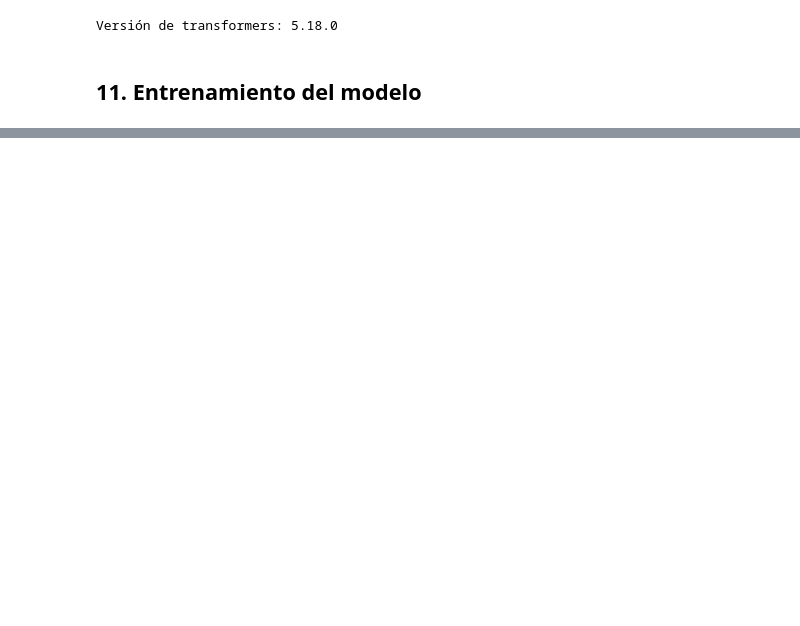
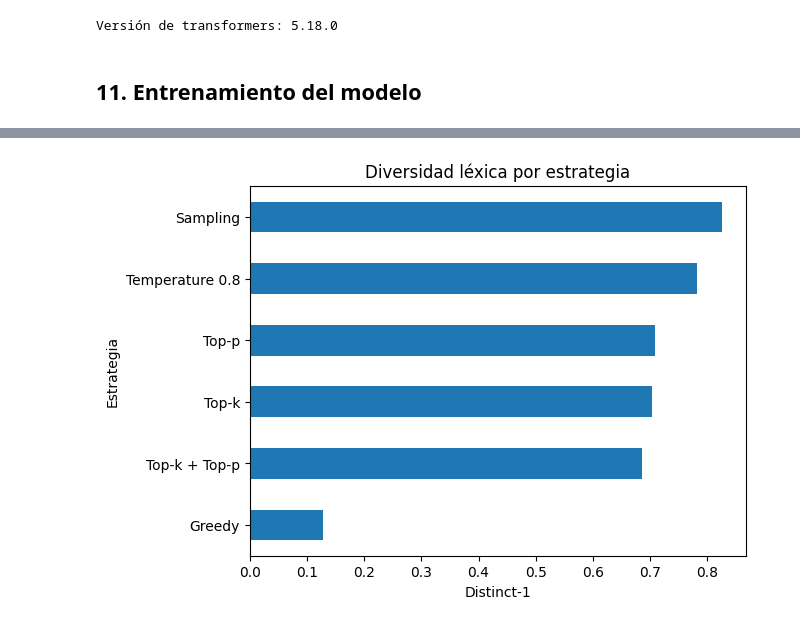
Before and after one commit to Sandrajol/NLP_Tarea_04, a Jupyter notebook: mini_proyecto_generacion_texto_ipynb.ipynb, the cells around one changed output, grey strips where cells are left out. Saved outputs shown, nothing was run; the diff lists cells and outputs as text; code cells hidden in the pictures; blank space fills up the shorter version.

```diff
--- a/mini_proyecto_generacion_texto_ipynb.ipynb
+++ b/mini_proyecto_generacion_texto_ipynb.ipynb
@@ -763,0 +1224,25 @@ evaluacion_final
+# %%
+resultados = []
+
+for nombre, parametros in estrategias.items():
+
+    for i in range(10):
+
+        torch.manual_seed(SEED + i)
+
+        texto = generar_resena(
+            estrellas=5,
+            **parametros
+        )
+
+        metricas = calcular_metricas(texto)
+
+        resultados.append({
+            "estrategia": nombre,
+            "texto": texto,
+            **metricas
+        })
+
+df_resultados = pd.DataFrame(resultados)
+
+df_resultados.head()
@@ -763,0 +1256,11 @@ evaluacion_final
+# %%
+resumen_metricas = (
+    df_resultados
+    .groupby("estrategia")[
+        ["longitud", "distinct_1", "distinct_2", "repeticion"]
+    ]
+    .mean()
+    .round(3)
+)
+
+resumen_metricas
@@ -763,0 +1276,11 @@ evaluacion_final
+# %%
+resumen_metricas["distinct_1"].sort_values().plot(
+    kind="barh"
+)
+
+plt.title("Diversidad léxica por estrategia")
+plt.xlabel("Distinct-1")
+plt.ylabel("Estrategia")
+plt.show()
+# %% [output]
+[figure, added]
```
Also changed, not shown: parts of 41 cells of this notebook.
